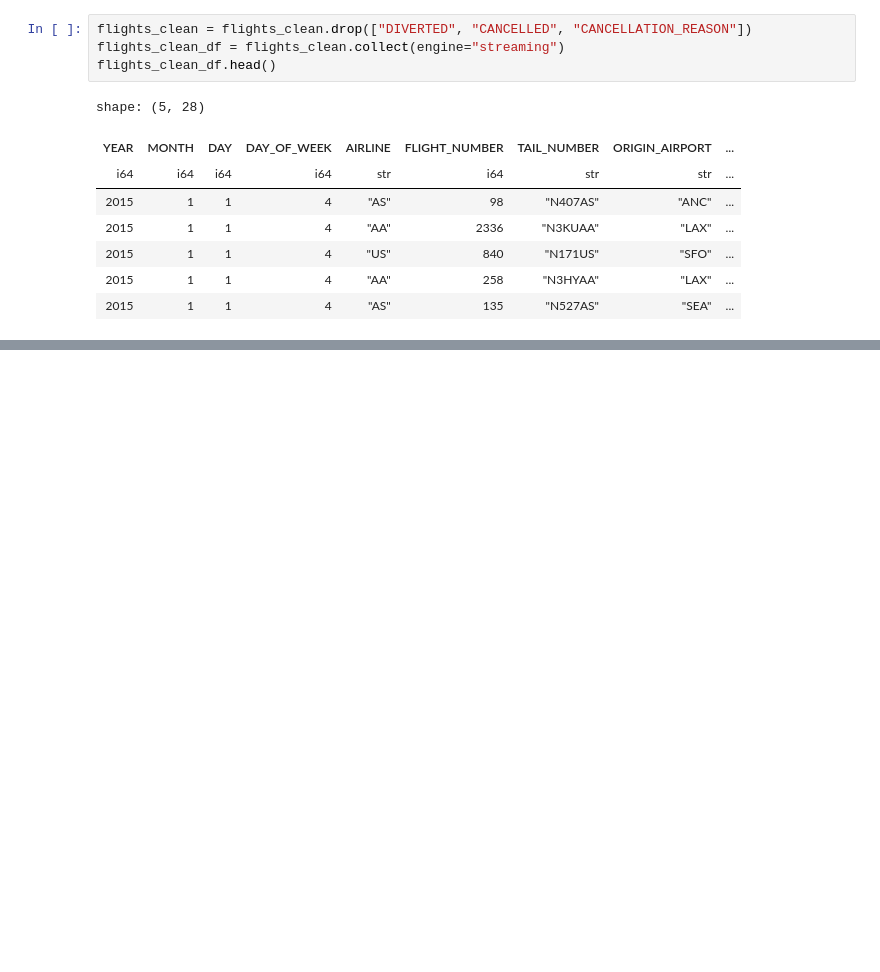
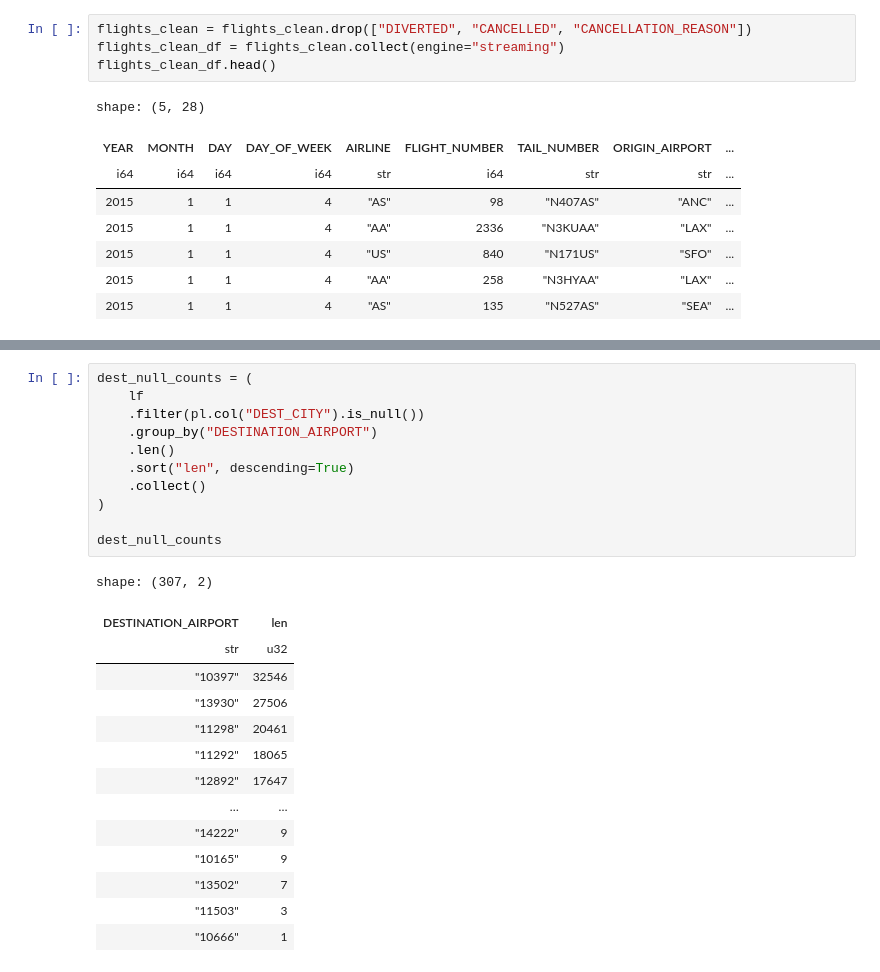
Before and after one commit to tosoham/flight-insight, a Jupyter notebook: notebooks/data_preprocessing_soham.ipynb, the cells around one changed output, grey strips where cells are left out. Cells and saved outputs as stored; diff of their text form; blank space fills up the shorter version.

```diff
--- a/notebooks/data_preprocessing_soham.ipynb
+++ b/notebooks/data_preprocessing_soham.ipynb
@@ -479,0 +624,26 @@ shape: (5, 28)
+# %%
+dest_null_counts = (
+    lf
+    .filter(pl.col("DEST_CITY").is_null())
+    .group_by("DESTINATION_AIRPORT")
+    .len()
+    .sort("len", descending=True)
+    .collect()
+)
+
+dest_null_counts
+# %% [output]
+shape: (307, 2)
+| DESTINATION_AIRPORT | len |
+| str | u32 |
+| "10397" | 32546 |
+| "13930" | 27506 |
+| "11298" | 20461 |
+| "11292" | 18065 |
+| "12892" | 17647 |
+| … | … |
+| "14222" | 9 |
+| "10165" | 9 |
+| "13502" | 7 |
+| "11503" | 3 |
+| "10666" | 1 |
```
Also changed, not shown: parts of 25 cells of this notebook, 1 other file.
